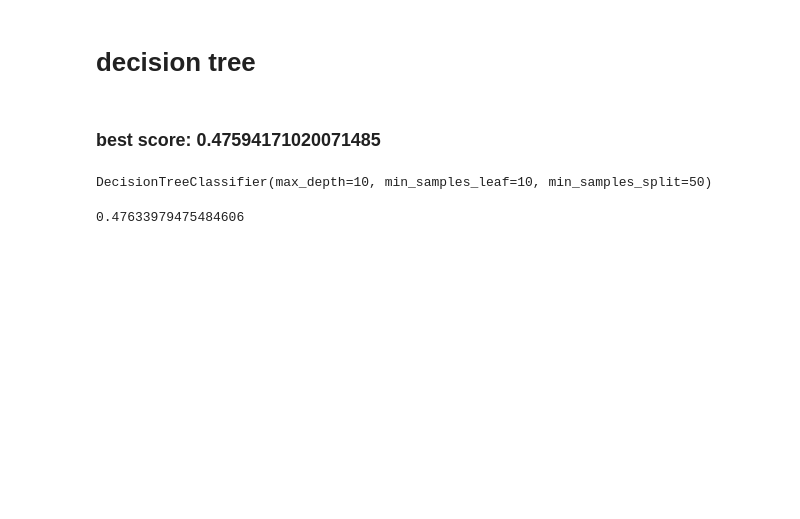
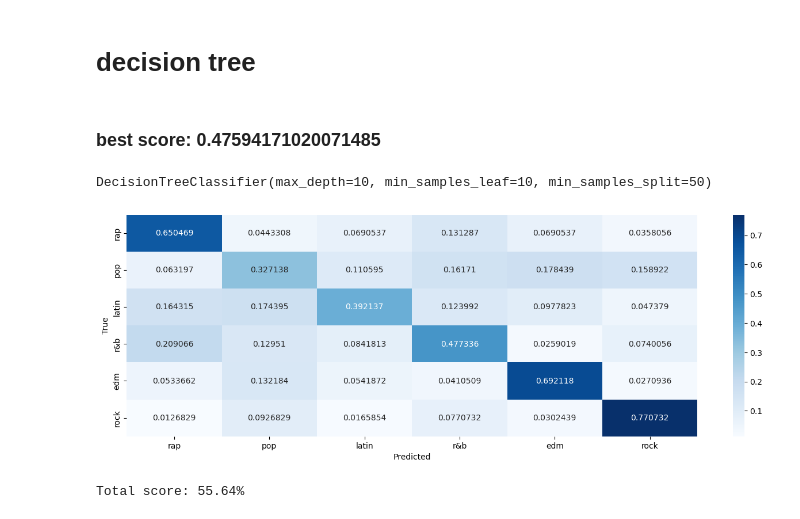
Before and after one commit to ahmedsaad562000/Song-Genre-Classifier, a Jupyter notebook: classification.ipynb, the cells around one changed output. Cells and saved outputs as stored; diff of their text form; code cells hidden in the pictures; blank space fills up the shorter version.

```diff
--- a/classification.ipynb
+++ b/classification.ipynb
@@ -25,9 +25,9 @@ print(cleaned_df.count())
 # %% [markdown]
 # prepare data for classification
 # %%
-# remove lyrics
+# # remove lyrics
 
-cleaned_df = cleaned_df.drop("lyrics")
+# cleaned_df = cleaned_df.drop("lyrics")
 
 
 # normalize features (danceability,energy,key,loudness,mode,speechiness,acousticness,instrumentalness,liveness,valence,tempo) using z-scoring
@@ -100,4 +100,26 @@ train_data, test_Data, train_labels, test_labels = train_test_split(
 )
+# %%
+import seaborn as sns
+import matplotlib.pyplot as plt
+genres = set(train_labels)
+genres = list(genres)
+def get_score_confusion_matrix(model, test_Data, test_labels):
+
+    score_matrix = [[0 for i in range(len(genres))] for j in range(len(genres))]
+
+    for i in range(len(test_labels)):
+        pred = model.predict([test_Data[i]])
+        score_matrix[genres.index(test_labels[i])][genres.index(pred[0])] += 1
+    #normalize the confusion matrix
+    score_matrix = [[score_matrix[i][j]/sum(score_matrix[i]) for j in range(len(genres))] for i in range(len(genres))]
+    return score_matrix
+
+def draw_confusion_matrix(confusion_matrix):
+    plt.figure(figsize=(16, 5))
+    sns.heatmap(confusion_matrix, annot=True, cmap='Blues', xticklabels=genres, yticklabels=genres , fmt='g')
+    plt.xlabel('Predicted')
+    plt.ylabel('True')
+    plt.show()
 # %% [markdown]
 # SVM
 # %% [markdown]
@@ -129,7 +142,7 @@ from sklearn.ensemble import RandomForestClassifier
 model =RandomForestClassifier(
     n_estimators=300,
     criterion="entropy",
-    max_depth=20,
+    max_depth=None,
     min_samples_split=2,
 )
 
@@ -150,7 +156,7 @@ print (score)
 ### best score: 0.47594171020071485
 # %%
 from sklearn.tree import DecisionTreeClassifier
-clf = DecisionTreeClassifier(
+model = DecisionTreeClassifier(
     criterion='gini',
     splitter='best',
     max_depth=10,
@@ -164,12 +170,17 @@ clf = DecisionTreeClassifier(
     class_weight=None,
     ccp_alpha=0.0
 )
-clf.fit(train_data, train_labels)
+model.fit(train_data, train_labels)
 # %% [output]
 DecisionTreeClassifier(max_depth=10, min_samples_leaf=10, min_samples_split=50)
-# %%
-score = clf.score(test_Data, test_labels)
-
-print (score)
-# %% [output]
-0.47633979475484606
+# %%
+# evaluate the model
+confusion_matrix = get_score_confusion_matrix(model, test_Data, test_labels)
+draw_confusion_matrix(confusion_matrix)
+
+score = model.score(test_Data, test_labels)
+
+print (f"Total score: {score *100:.2f}%")
+# %% [output]
+[figure, added]
+Total score: 55.64%
```
Also changed, not shown: parts of 4 cells of this notebook, 5 other files.
